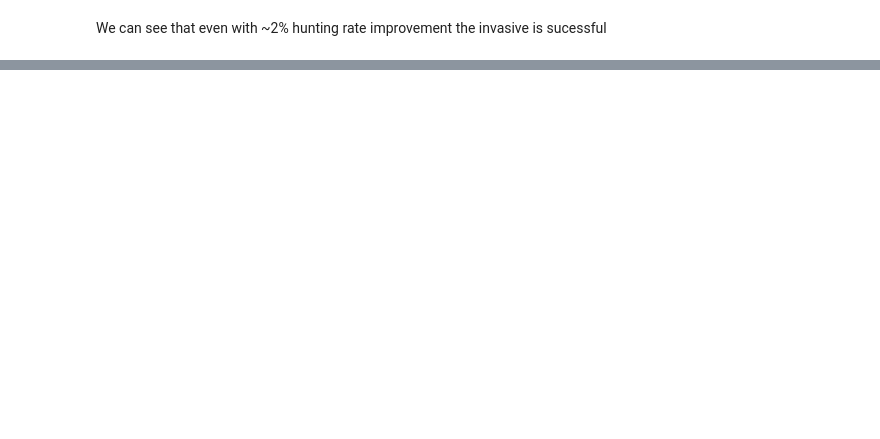
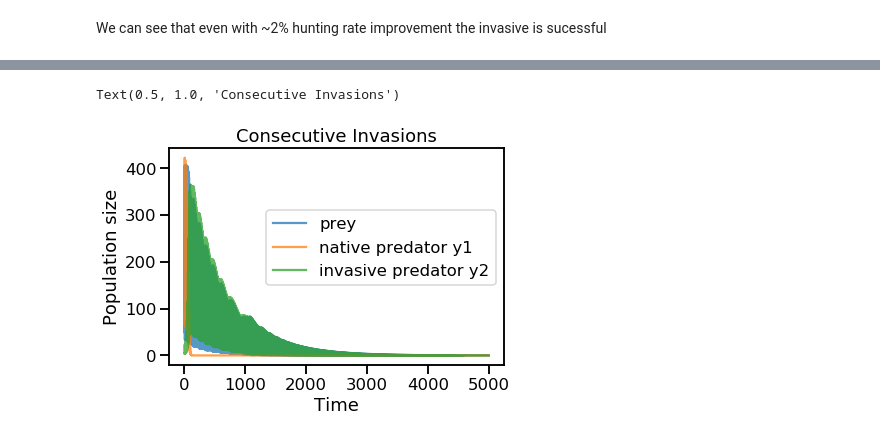
Before and after one commit to dorcohe/SciPythonFinalProject, a Jupyter notebook: FinalProject.ipynb, the cells around one changed output, grey strips where cells are left out. Saved outputs shown, nothing was run; the diff lists cells and outputs as text; code cells hidden in the pictures; blank space fills up the shorter version.

```diff
--- a/FinalProject.ipynb
+++ b/FinalProject.ipynb
@@ -178,0 +196,27 @@ Therefore, $(x^*, y_1^*, 0)$ is stable iff $h1>h2$ and unstable otherwise!
+# %%
+h2 = h1
+steps = 5000000 # number integration steps
+xy = np.empty((3, steps)) # population array
+xy[:,0] = 50, 100, 5
+dt = 0.001 # time step for integration
+for t in range(1, steps):
+    if (t-1)%10000==0:
+        h2 = h2*(1.02)
+    xy[:, t] = xy[:, t-1] + dxy1y2dt(t, xy[:, t-1], b, h1, h2, ϵ, d) * dt
+x = xy[0, :]
+y1 = xy[1, :]
+y2 = xy[2, :]
+t = np.arange(0, dt * steps, dt)
+
+plt.plot(t, x, alpha=0.75, label='prey')
+plt.plot(t, y1, alpha=0.75, label='native predator y1')
+plt.plot(t,y2, alpha=0.75, label='invasive predator y2')
+plt.xlabel('Time')
+plt.ylabel('Population size')
+# bbox_to_anchor places the legend at specific position, in this case outside the plot
+plt.legend(bbox_to_anchor=(1, 0.75));
+plt.title("Consecutive Invasions")
+# The population size decrease futher and futher, after ~300 genrations, there is extinction
+# %% [output]
+Text(0.5, 1.0, 'Consecutive Invasions')
+[figure, added]
```
Also changed, not shown: parts of 13 cells of this notebook.
